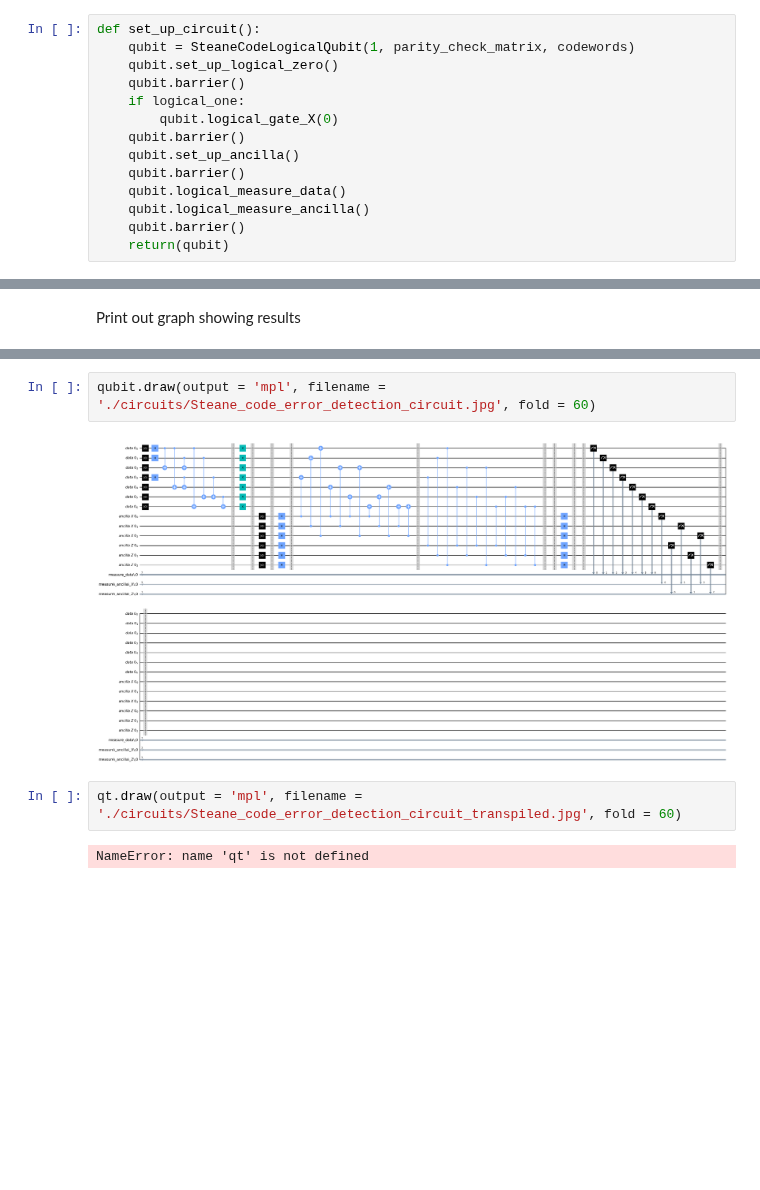
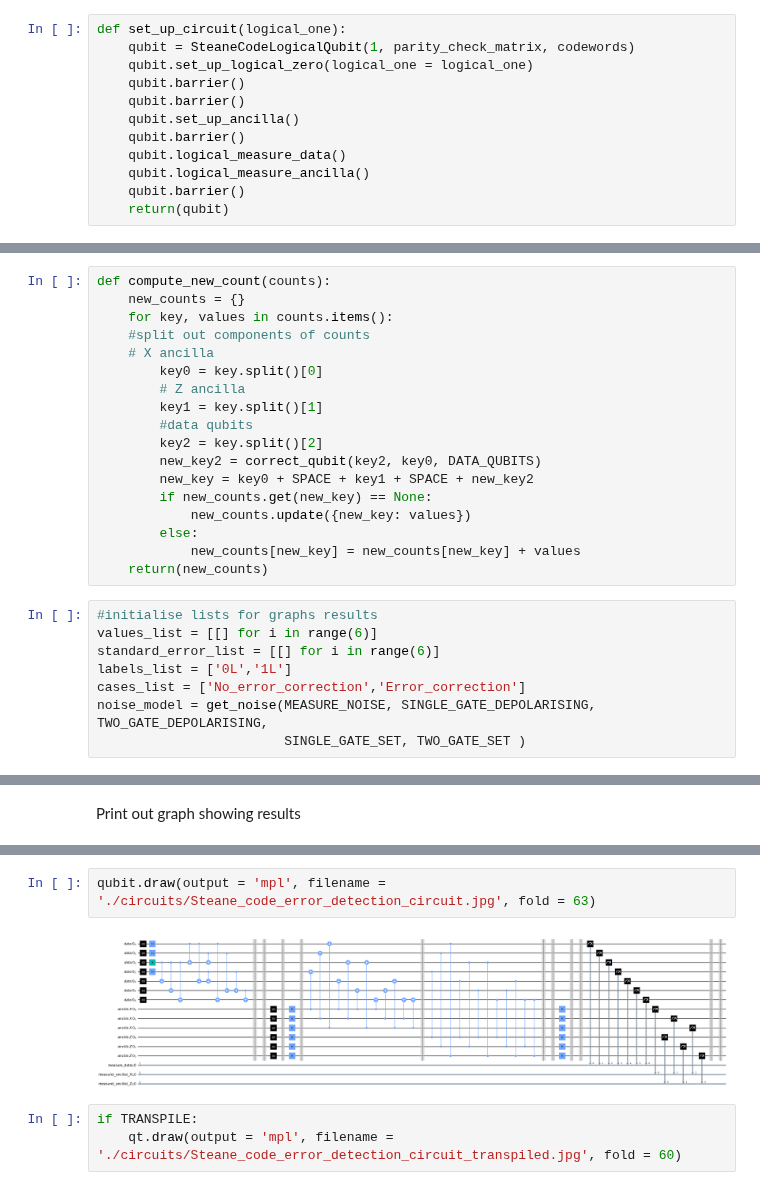
Before and after one commit to goldsmdn/SteaneCode, a Jupyter notebook: Steane_Code_error_correction_software_decoding_with_noise.ipynb, the cells around one changed output, grey strips where cells are left out. Saved outputs shown, nothing was run; the diff lists cells and outputs as text; blank space fills up the shorter version.

```diff
--- a/Steane_Code_error_correction_software_decoding_with_noise.ipynb
+++ b/Steane_Code_error_correction_software_decoding_with_noise.ipynb
@@ -114,10 +136,8 @@ scenarios = {
 # %%
-def set_up_circuit():
+def set_up_circuit(logical_one):
     qubit = SteaneCodeLogicalQubit(1, parity_check_matrix, codewords)
-    qubit.set_up_logical_zero()
+    qubit.set_up_logical_zero(logical_one = logical_one)
     qubit.barrier()
-    if logical_one:
-        qubit.logical_gate_X(0)
     qubit.barrier()
     qubit.set_up_ancilla()
     qubit.barrier()
@@ -128 +170,27 @@ def set_up_circuit():
+# %%
+def compute_new_count(counts):
+    new_counts = {}
+    for key, values in counts.items():
+    #split out components of counts
+    # X ancilla
+        key0 = key.split()[0]
+        # Z ancilla
+        key1 = key.split()[1]
+        #data qubits
+        key2 = key.split()[2]
+        new_key2 = correct_qubit(key2, key0, DATA_QUBITS)
+        new_key = key0 + SPACE + key1 + SPACE + new_key2
+        if new_counts.get(new_key) == None:
+            new_counts.update({new_key: values})
+        else:
+            new_counts[new_key] = new_counts[new_key] + values
+    return(new_counts)
+# %%
+#initialise lists for graphs results
+values_list = [[] for i in range(6)]
+standard_error_list = [[] for i in range(6)]
+labels_list = ['0L','1L']
+cases_list = ['No_error_correction','Error_correction']
+noise_model = get_noise(MEASURE_NOISE, SINGLE_GATE_DEPOLARISING, TWO_GATE_DEPOLARISING,
+                        SINGLE_GATE_SET, TWO_GATE_SET )
 # %%
@@ -341,8 +304,7 @@ plt.savefig(fname)
 # %%
-qubit.draw(output = 'mpl', filename = './circuits/Steane_code_error_detection_circuit.jpg', fold = 60)
+qubit.draw(output = 'mpl', filename = './circuits/Steane_code_error_detection_circuit.jpg', fold = 63)
 # %% [output]
-[figure, old version]
+[figure, new version]
 # %%
-qt.draw(output = 'mpl', filename = './circuits/Steane_code_error_detection_circuit_transpiled.jpg', fold = 60)
+if TRANSPILE:
+    qt.draw(output = 'mpl', filename = './circuits/Steane_code_error_detection_circuit_transpiled.jpg', fold = 60)
-# %% [output]
-NameError: name 'qt' is not defined
```
Also changed, not shown: parts of 12 cells of this notebook.
